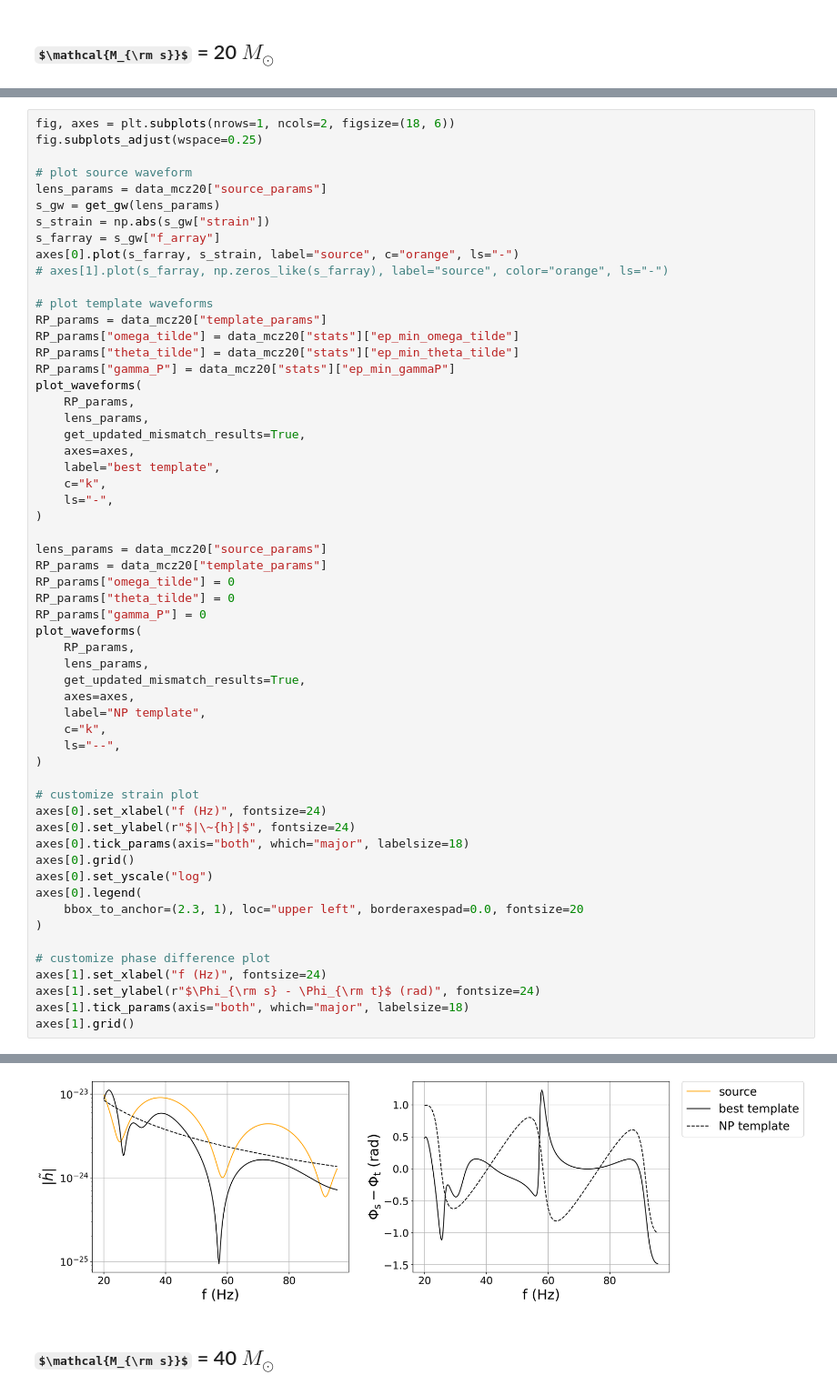
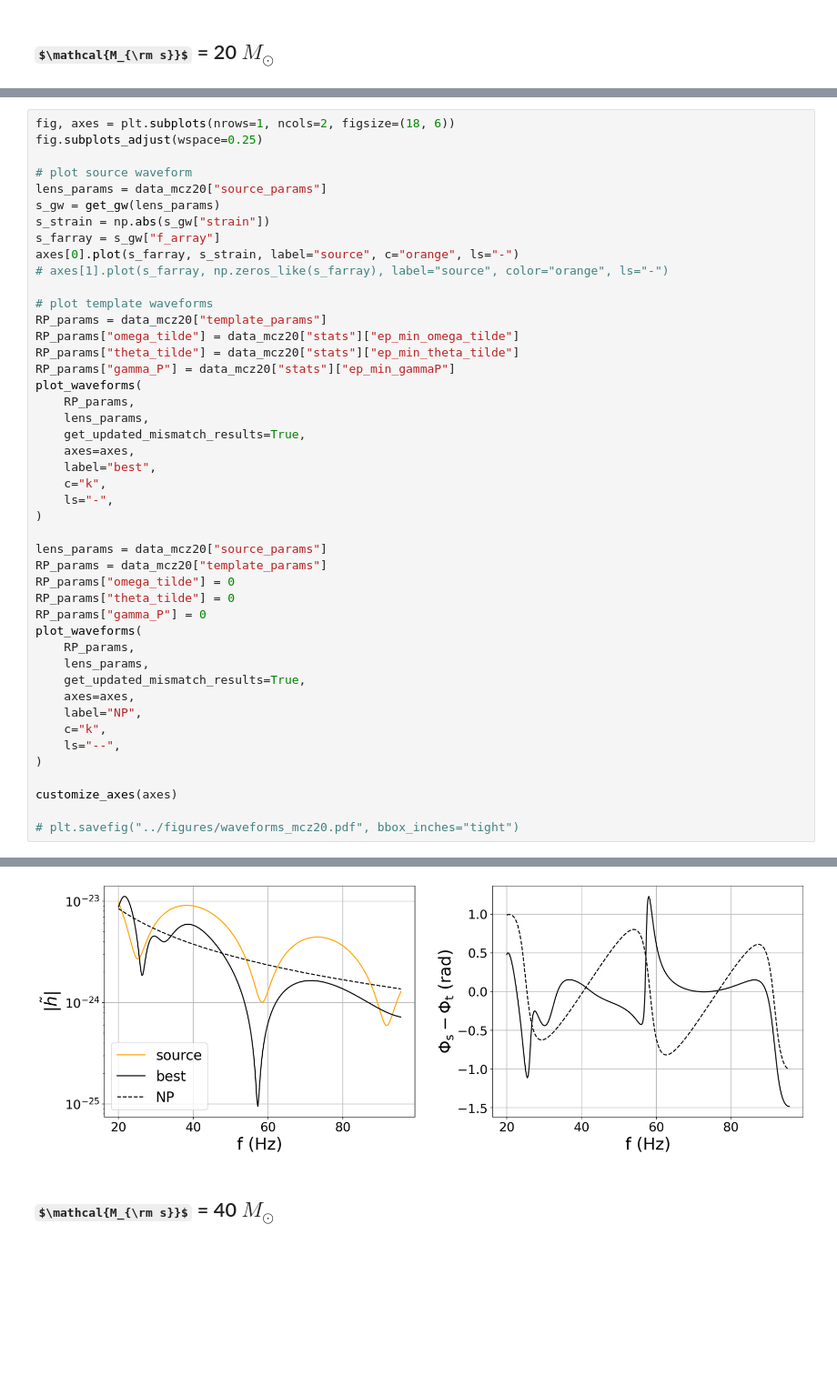
Before and after one commit to fairytien/lensing_and_precession, a Jupyter notebook: notebooks/contours_mismatch-ver6-paper.ipynb, the cells around one changed output, grey strips where cells are left out. Shown at 91% size. Drawn from its saved outputs; the diff is of its cells as text; some formulas as TeX source; blank space fills up the shorter version.

Commit message:
Create plot of superimposed waveforms corresponding to the contours

```diff
--- a/notebooks/contours_mismatch-ver6-paper.ipynb
+++ b/notebooks/contours_mismatch-ver6-paper.ipynb
@@ -529,7 +422,7 @@ plot_waveforms(
     lens_params,
     get_updated_mismatch_results=True,
     axes=axes,
-    label="best template",
+    label="best",
     c="k",
     ls="-",
 )
@@ -544,25 +437,13 @@ plot_waveforms(
     lens_params,
     get_updated_mismatch_results=True,
     axes=axes,
-    label="NP template",
+    label="NP",
     c="k",
     ls="--",
 )
 
-# customize strain plot
-axes[0].set_xlabel("f (Hz)", fontsize=24)
-axes[0].set_ylabel(r"$|\~{h}|$", fontsize=24)
-axes[0].tick_params(axis="both", which="major", labelsize=18)
-axes[0].grid()
-axes[0].set_yscale("log")
-axes[0].legend(
-    bbox_to_anchor=(2.3, 1), loc="upper left", borderaxespad=0.0, fontsize=20
-)
+customize_axes(axes)
 
-# customize phase difference plot
-axes[1].set_xlabel("f (Hz)", fontsize=24)
-axes[1].set_ylabel(r"$\Phi_{\rm s} - \Phi_{\rm t}$ (rad)", fontsize=24)
-axes[1].tick_params(axis="both", which="major", labelsize=18)
-axes[1].grid()
+# plt.savefig("../figures/waveforms_mcz20.pdf", bbox_inches="tight")
 # %% [output]
 idx = 1.83577e-09, phi = 2.83451e-09, both should be ~0 if get_updated_mismatch_results is True
@@ -572,3 +453,3 @@ $\mathcal{M}_{\rm s}$ = 20 $M_{\odot}$, $\Delta t_d$ = 30 ms, $I$ = 0.5, $\~\Ome
-[figure, old version]
+[figure, new version]
 # %% [markdown]
 ## $\mathcal{M_{\rm s}}$ = 40 $M_{\odot}$
```
Also changed, not shown: parts of 17 cells of this notebook, 2 other files.
